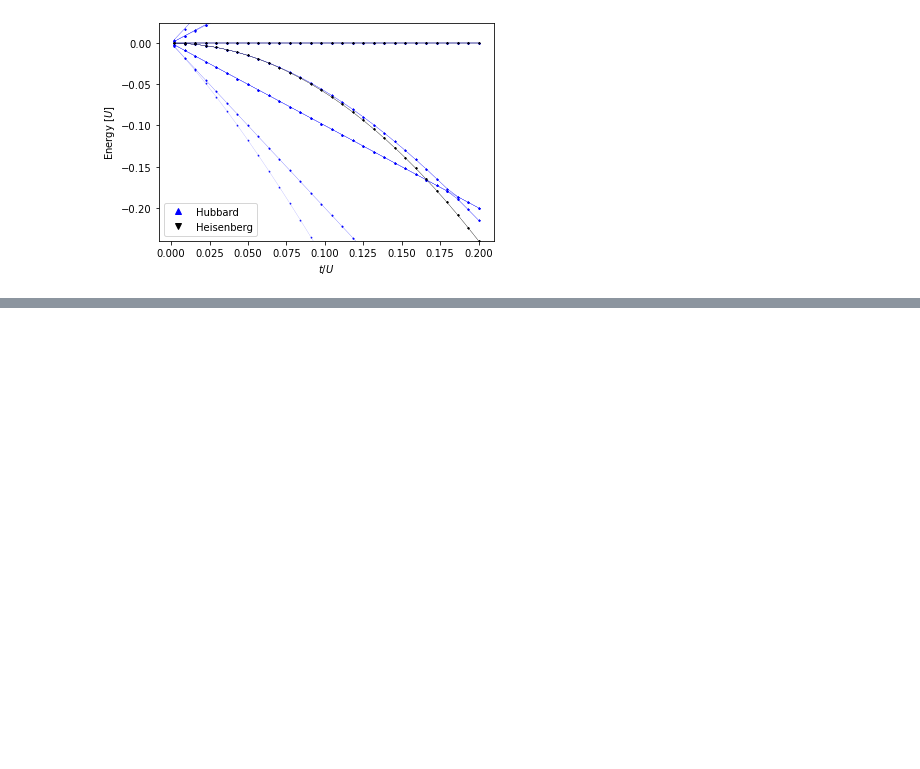
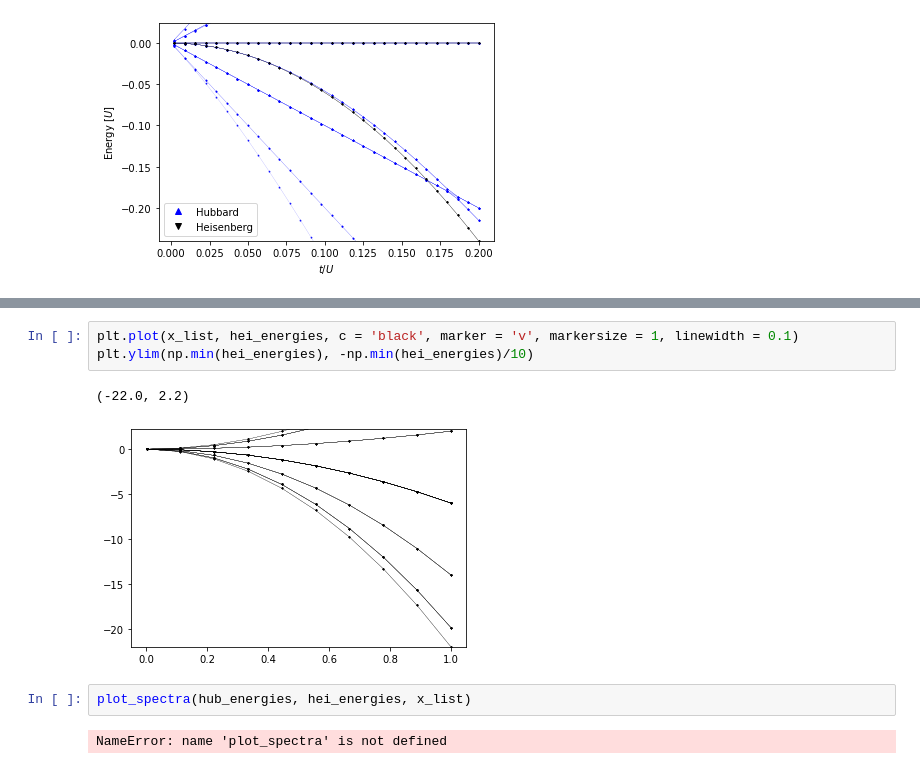
Before and after one commit to alicjadut/kwant_to_openfermion, a Jupyter notebook: hubbard_to_heisenberg.ipynb, the cells around one changed output, grey strips where cells are left out. Drawn from its saved outputs; the diff is of its cells as text; blank space fills up the shorter version.

```diff
--- a/hubbard_to_heisenberg.ipynb
+++ b/hubbard_to_heisenberg.ipynb
@@ -628,0 +916,10 @@ plot_spectra(hub_energies, hei_energies, x_list)
+# %%
+plt.plot(x_list, hei_energies, c = 'black', marker = 'v', markersize = 1, linewidth = 0.1)
+plt.ylim(np.min(hei_energies), -np.min(hei_energies)/10)
+# %% [output]
+(-22.0, 2.2)
+[figure, added]
+# %%
+plot_spectra(hub_energies, hei_energies, x_list)
+# %% [output]
+NameError: name 'plot_spectra' is not defined
```
Also changed, not shown: parts of 17 cells of this notebook.
